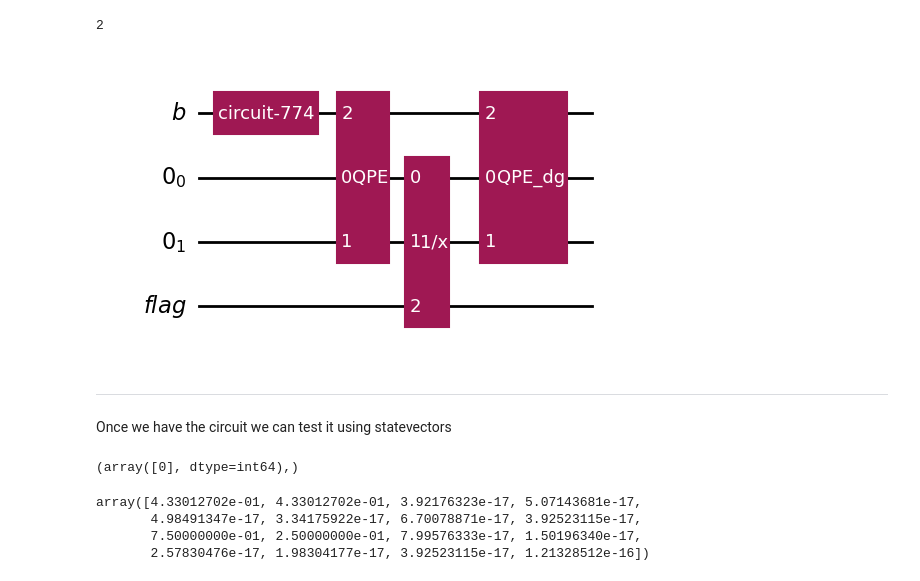
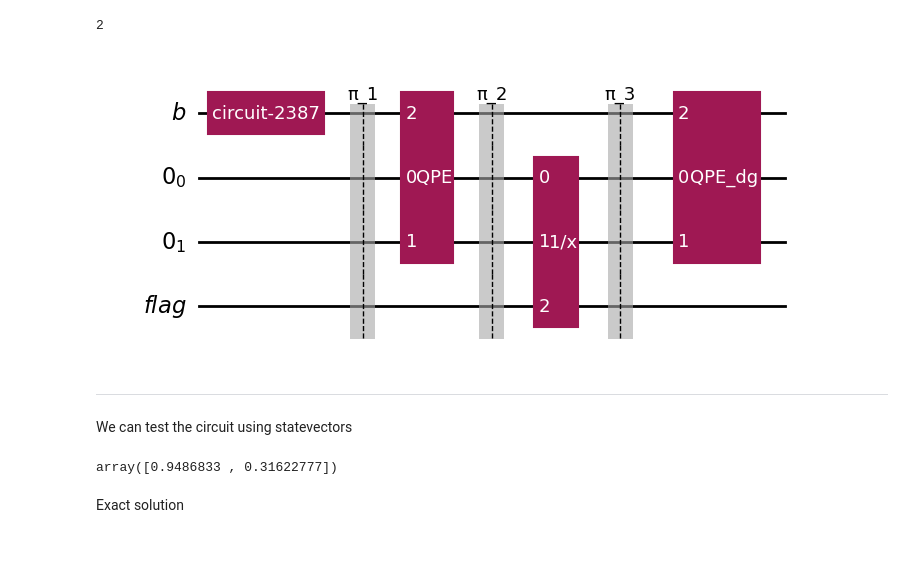
Before and after one commit to Nicofero/CITMAGA, a Jupyter notebook: Pruebas_Qiskit.ipynb, the cells around one changed output. Saved outputs shown, nothing was run; the diff lists cells and outputs as text; code cells hidden in the pictures; blank space fills up the shorter version.

Commit message:
Tests and Statevectors

```diff
--- a/Pruebas_Qiskit.ipynb
+++ b/Pruebas_Qiskit.ipynb
@@ -159,21 +157,7 @@ def build_circuit(matrix, vector, tolerance: float, flag: bool):
 
         # Calculate the degree of the polynomial and the number of intervals
         r = 2 * constant / a + np.sqrt(np.abs(1 - (2 * constant / a) ** 2))
-        degree = min(
-            nb,
-            int(
-                np.log(
-                    1
-                    + (
-                        16.23
-                        * np.sqrt(np.log(r) ** 2 + (np.pi / 2) ** 2)
-                        * kappa
-                        * (2 * kappa - epsilon_r)
-                    )
-                    / epsilon_r
-                )
-            ),
-        )
+        degree = min(nb,int(np.log(1+(16.23* np.sqrt(np.log(r) ** 2 + (np.pi / 2) ** 2)* kappa* (2 * kappa - epsilon_r))/ epsilon_r)),)
         # As [2]
         num_intervals = int(np.ceil(np.log((num_values - 1) / a) / np.log(5)))
 
@@ -188,7 +172,7 @@ def build_circuit(matrix, vector, tolerance: float, flag: bool):
                 breakpoints.append(num_values - 1)
         # Once we have the intervals, and everything is defined, we can make an approximation by a polynomial function of degree
         reciprocal_circuit = PiecewiseChebyshev(
-            lambda x: np.arcsin(constant / x), degree, breakpoints, nl, name="c_Rotation"
+            lambda x: np.arcsin(constant / x), degree, breakpoints, nl, name="c_Rot"
         )
         # Number of ancilla qubits
         na = max(matrix_circuit.num_ancillas, reciprocal_circuit.num_ancillas)
@@ -208,17 +192,20 @@ def build_circuit(matrix, vector, tolerance: float, flag: bool):
     # State preparation
     # Vector initialization
     qc.append(vector_circuit,qb[:])
+    qc.barrier(label="\u03C0_1")
     # QPE
     phase_estimation = PhaseEstimation(nl,matrix_circuit)
     if na > 0:
         qc.append(phase_estimation, ql[:] + qb[:] + qa[: matrix_circuit.num_ancillas])
     else:
         qc.append(phase_estimation, ql[:] + qb[:])
+    qc.barrier(label="\u03C0_2")
     #Conditioned rotation
     if na > 0:
         qc.append(reciprocal_circuit.to_instruction(),ql[:] + [qf[0]] + qa[: reciprocal_circuit.num_ancillas])
     else:
         qc.append(reciprocal_circuit.to_instruction(),ql[:] + [qf[0]])
+    qc.barrier(label="\u03C0_3")
     #QPE^{\dagger}
     if na > 0:
         qc.append(phase_estimation.inverse(), ql[:] + qb[:] + qa[: matrix_circuit.num_ancillas])
@@ -262,26 +249,21 @@ int(2.99)
 # %%
 vector = np.array([1,0])
 matrix = np.array([[1,-1/3],[-1/3,1]])
 
-hhl = build_circuit(matrix,vector,10e-6,True)
+hhl = build_circuit(matrix,vector,10e-2,True)
 hhl.draw('mpl')
 # %% [output]
-[figure, old version]
+[figure, new version]
 # %% [markdown]
 -----
-Once we have the circuit we can test it using statevectors
+We can test the circuit using statevectors
 # %%
 statevector = Statevector(hhl)
 st=np.array(statevector)
+num = int(len(st)/2)
+sol = np.abs(np.array([st[num],st[(num+1)]]))
+sol / np.linalg.norm(sol)
+# %% [output]
+array([0.9486833 , 0.31622777])
-# %%
-column_indices = np.where(np.any(np.abs(st.real) > 10e-6))
-print(column_indices)
-# %% [output]
-(array([0], dtype=int64),)
-# %%
-np.abs(st.real)
-# %% [output]
-array([4.33012702e-01, 4.33012702e-01, 3.92176323e-17, 5.07143681e-17,
-       4.98491347e-17, 3.34175922e-17, 6.70078871e-17, 3.92523115e-17,
-       7.50000000e-01, 2.50000000e-01, 7.99576333e-17, 1.50196340e-17,
-       2.57830476e-17, 1.98304177e-17, 3.92523115e-17, 1.21328512e-16])
+# %% [markdown]
+Exact solution
```
Also changed, not shown: parts of 13 cells of this notebook.
